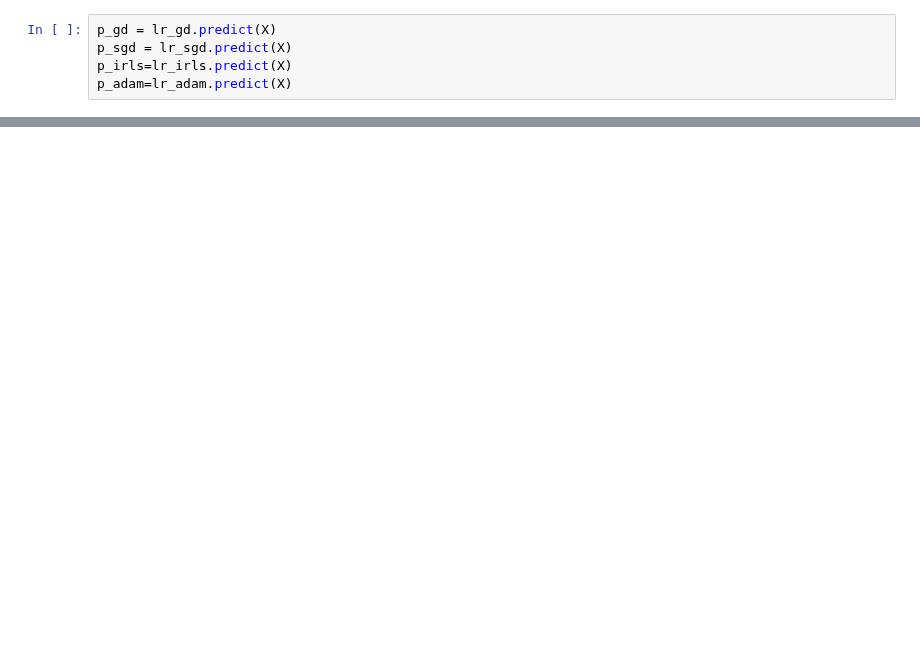
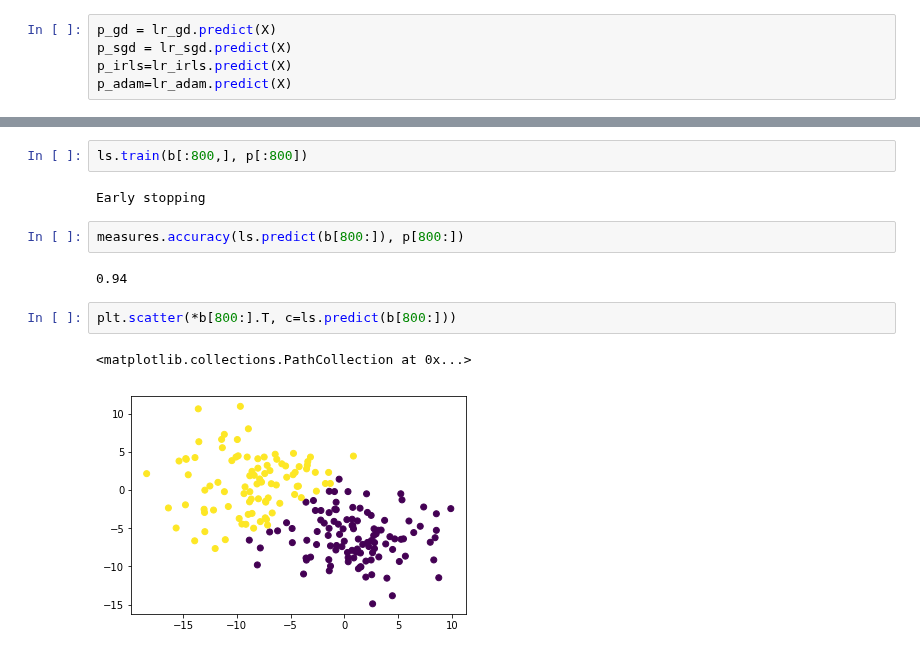
Before and after one commit to pawel99k/AML2022, a Jupyter notebook: Project1/Modelling.ipynb, the cells around one changed output, grey strips where cells are left out. Drawn from its saved outputs; the diff is of its cells as text; blank space fills up the shorter version.

```diff
--- a/Project1/Modelling.ipynb
+++ b/Project1/Modelling.ipynb
@@ -106,0 +145,13 @@ plt.show()
+# %%
+ls.train(b[:800,], p[:800])
+# %% [output]
+Early stopping
+# %%
+measures.accuracy(ls.predict(b[800:]), p[800:])
+# %% [output]
+0.94
+# %%
+plt.scatter(*b[800:].T, c=ls.predict(b[800:]))
+# %% [output]
+<matplotlib.collections.PathCollection at 0x...>
+[figure, added]
```
Also changed, not shown: parts of 18 cells of this notebook, 5 other files.
